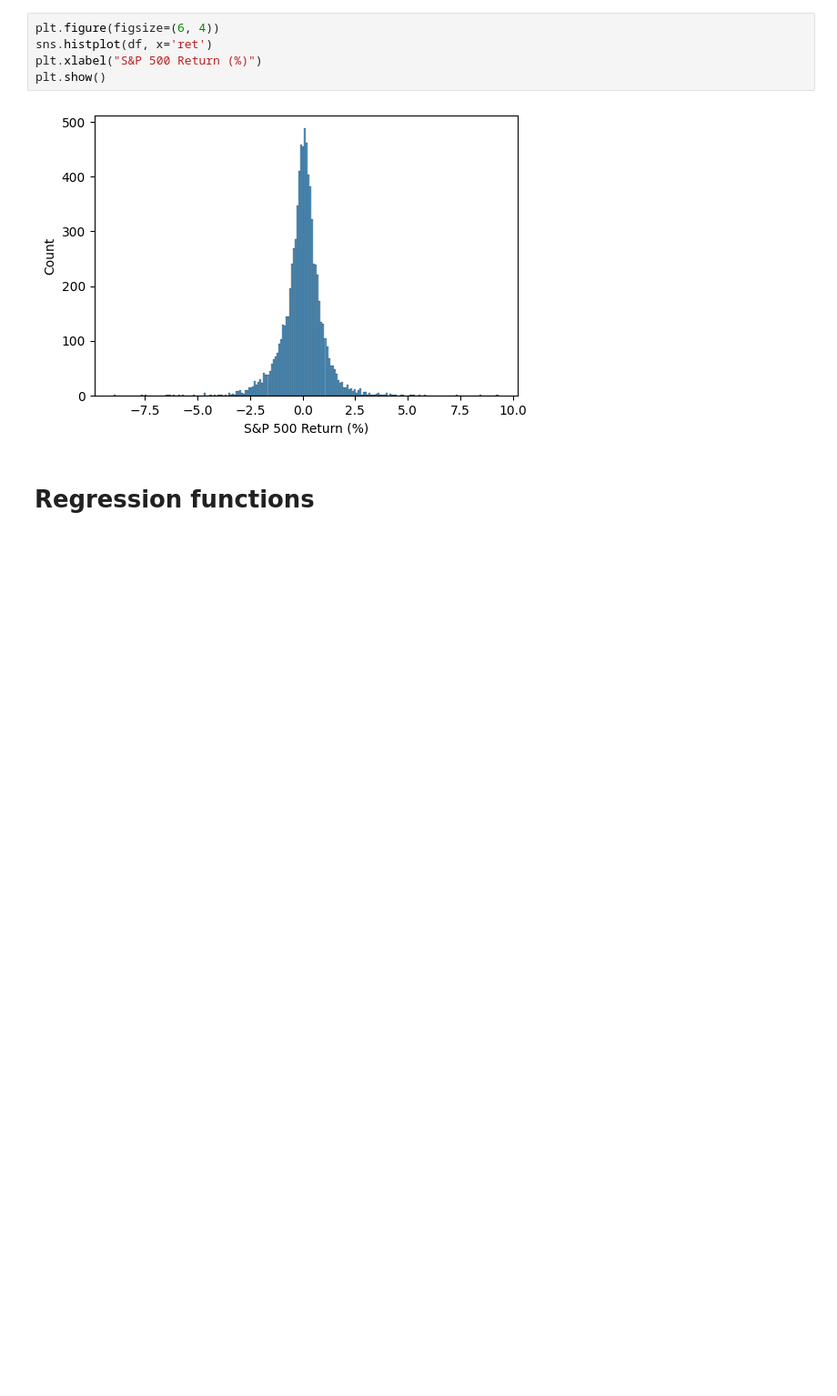
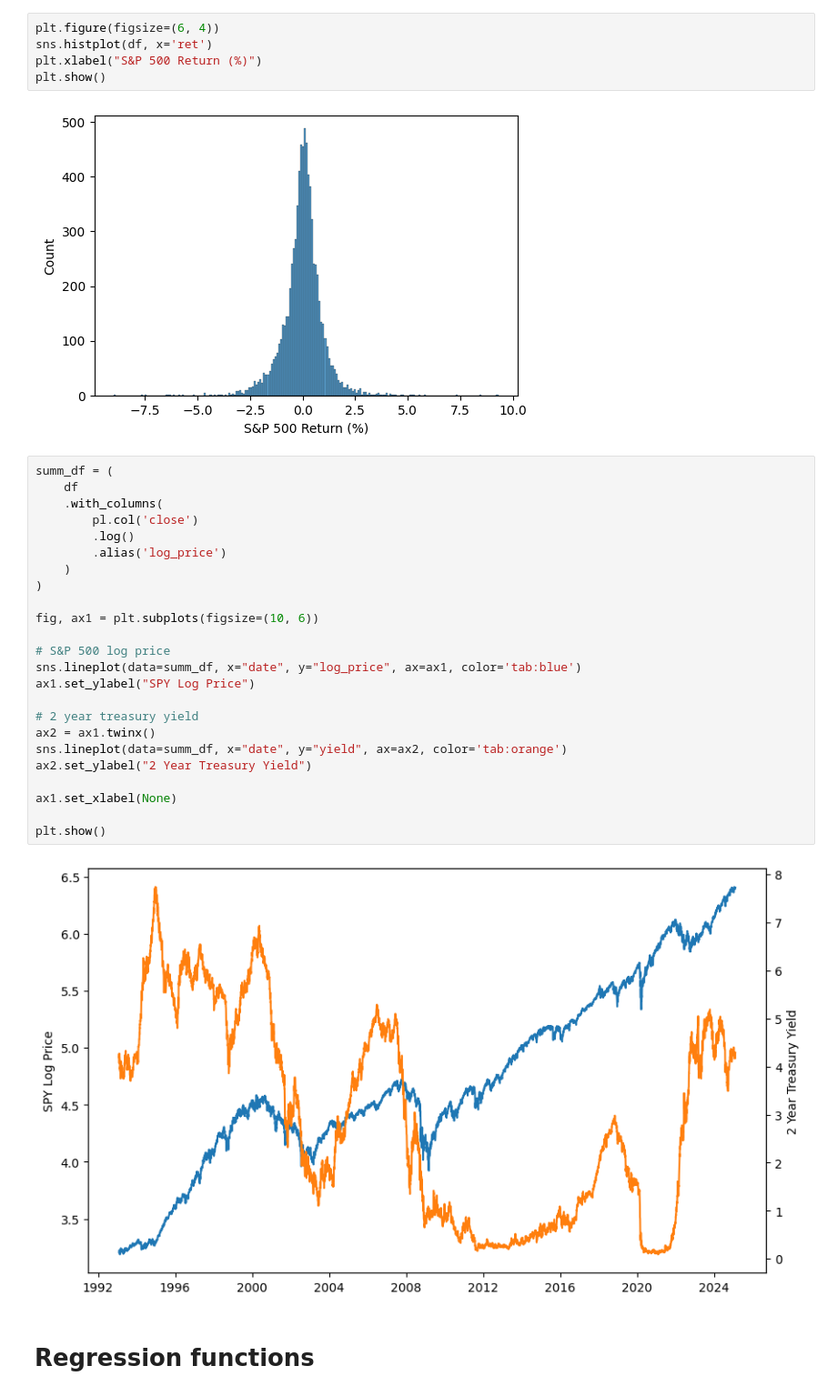
Before and after one commit to andrewhall1124/macro-finance-project, a Jupyter notebook: main.ipynb, the cells around one changed output. Shown at 91% size. Saved outputs shown, nothing was run; the diff lists cells and outputs as text; blank space fills up the shorter version.

```diff
--- a/main.ipynb
+++ b/main.ipynb
@@ -103,6 +103,32 @@ plt.xlabel("S&P 500 Return (%)")
 plt.show()
 # %% [output]
 [figure]
+# %%
+summ_df = (
+    df
+    .with_columns(
+        pl.col('close')
+        .log()
+        .alias('log_price')
+    )
+)
+
+fig, ax1 = plt.subplots(figsize=(10, 6))
+
+# S&P 500 log price
+sns.lineplot(data=summ_df, x="date", y="log_price", ax=ax1, color='tab:blue')
+ax1.set_ylabel("SPY Log Price")
+
+# 2 year treasury yield
+ax2 = ax1.twinx()
+sns.lineplot(data=summ_df, x="date", y="yield", ax=ax2, color='tab:orange')
+ax2.set_ylabel("2 Year Treasury Yield")
+
+ax1.set_xlabel(None)
+
+plt.show()
+# %% [output]
+[figure, added]
 # %% [markdown]
 # Regression functions
 # %%
```
Also changed, not shown: parts of 14 cells of this notebook.
